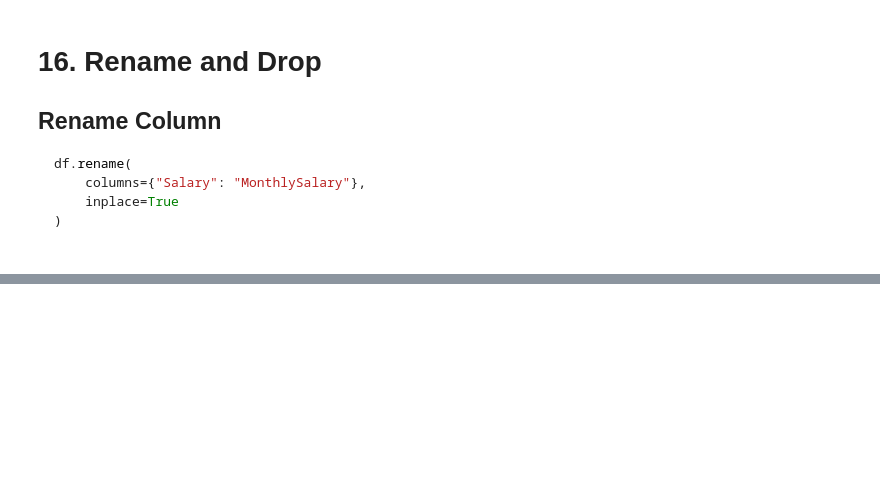
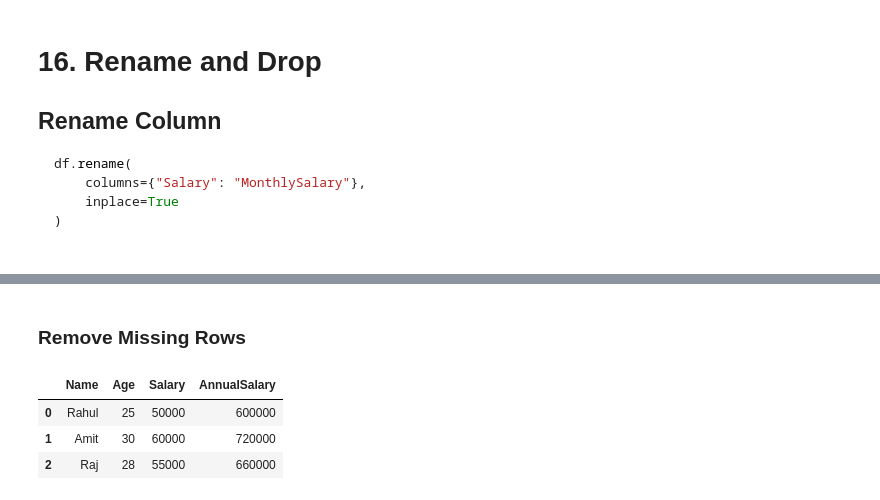
Before and after one commit to HarvindarRaghav/Full-Stack-Data-Science-with-Gen-AI-Agentic-AI, a Jupyter notebook: 01_Python/20-Pandas/pandas-practice.ipynb, the cells around one changed output, grey strips where cells are left out. Saved outputs shown, nothing was run; the diff lists cells and outputs as text; code cells hidden in the pictures; blank space fills up the shorter version.

```diff
--- a/01_Python/20-Pandas/pandas-practice.ipynb
+++ b/01_Python/20-Pandas/pandas-practice.ipynb
@@ -517,0 +586,9 @@ df.rename(
+# %% [markdown]
+### Remove Missing Rows
+# %%
+df.dropna()
+# %% [output]
+|  | Name | Age | Salary | AnnualSalary |
+| 0 | Rahul | 25 | 50000 | 600000 |
+| 1 | Amit | 30 | 60000 | 720000 |
+| 2 | Raj | 28 | 55000 | 660000 |
```
Also changed, not shown: parts of 33 cells of this notebook, 1 other file.
